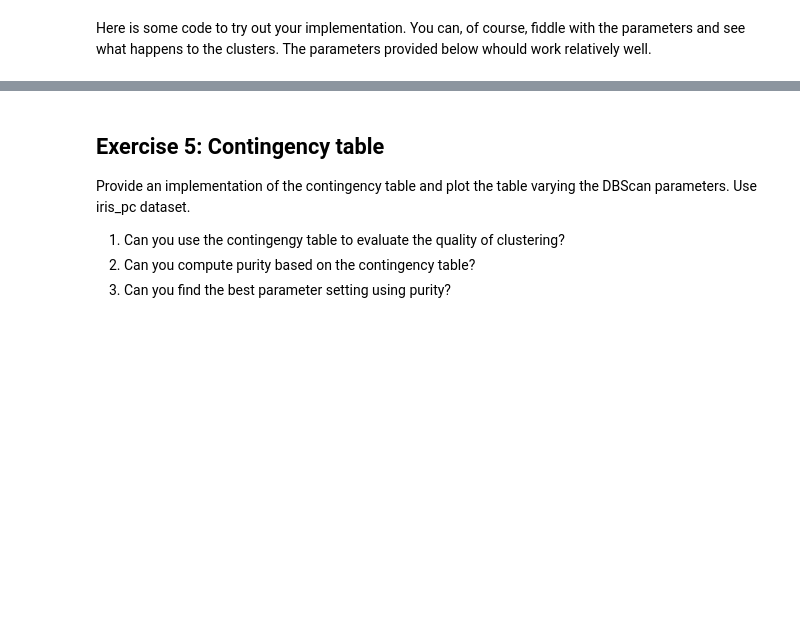
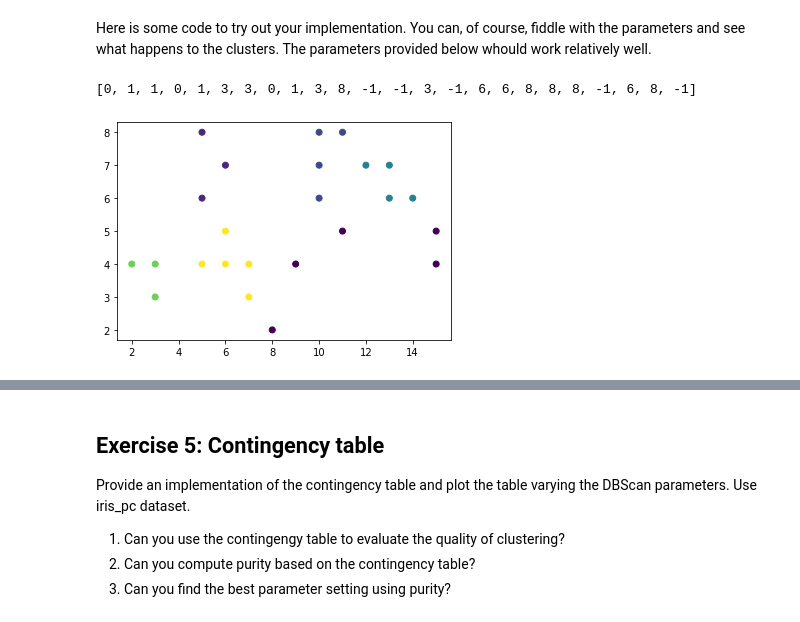
Before and after one commit to KaareKristensen/dm2022-exercises, a Jupyter notebook: exercises/Week 3 - Density-based Clustering.ipynb, the cells around one changed output, grey strips where cells are left out. Cells and saved outputs as stored; diff of their text form; code cells hidden in the pictures; blank space fills up the shorter version.

Commit message:
Initial attempt at DBSCAN

```diff
--- a/exercises/Week 3 - Density-based Clustering.ipynb
+++ b/exercises/Week 3 - Density-based Clustering.ipynb
@@ -111,6 +138,15 @@ def dbscan(X, e, m, dist_fn=L2_norm):
 Here is some code to try out your implementation.
 You can, of course, fiddle with the parameters and see what happens to the clusters.
 The parameters provided below whould work relatively well.
+# %%
+clustering = dbscan(X, e=2, m=3)
+print(clustering)
+fig, ax = plt.subplots(1, 1)
+ax.scatter(*(X.T), c=clustering)
+plt.show()
+# %% [output]
+[0, 1, 1, 0, 1, 3, 3, 0, 1, 3, 8, -1, -1, 3, -1, 6, 6, 8, 8, 8, -1, 6, 8, -1]
+[figure, added]
 # %%
 # Test clustering on iris_PC dataset
 # clustering = dbscan(X, 0.5, 5) # Works for iris_2PC dataset
```
Also changed, not shown: parts of 3 cells of this notebook, 1 other file.
